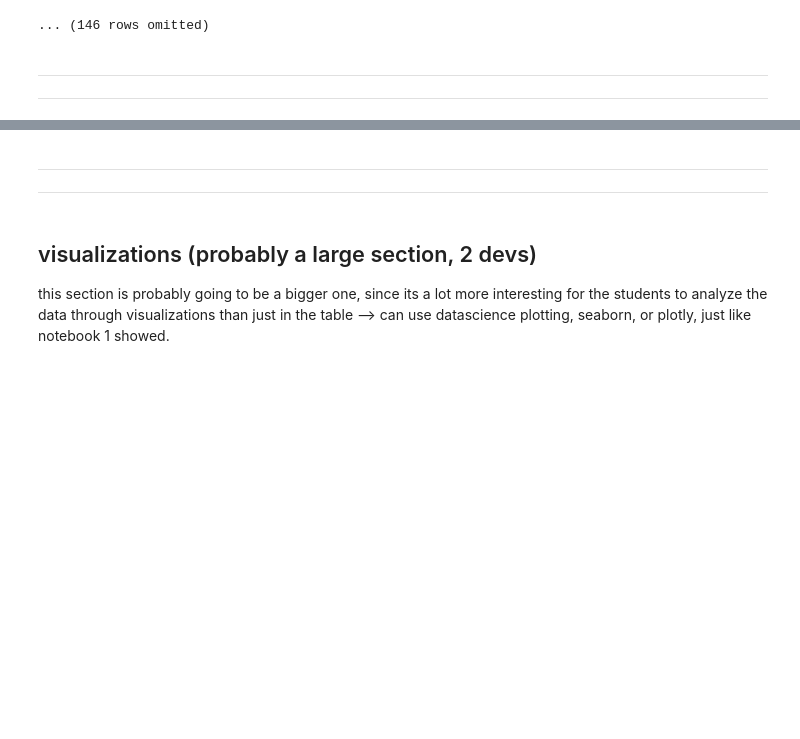
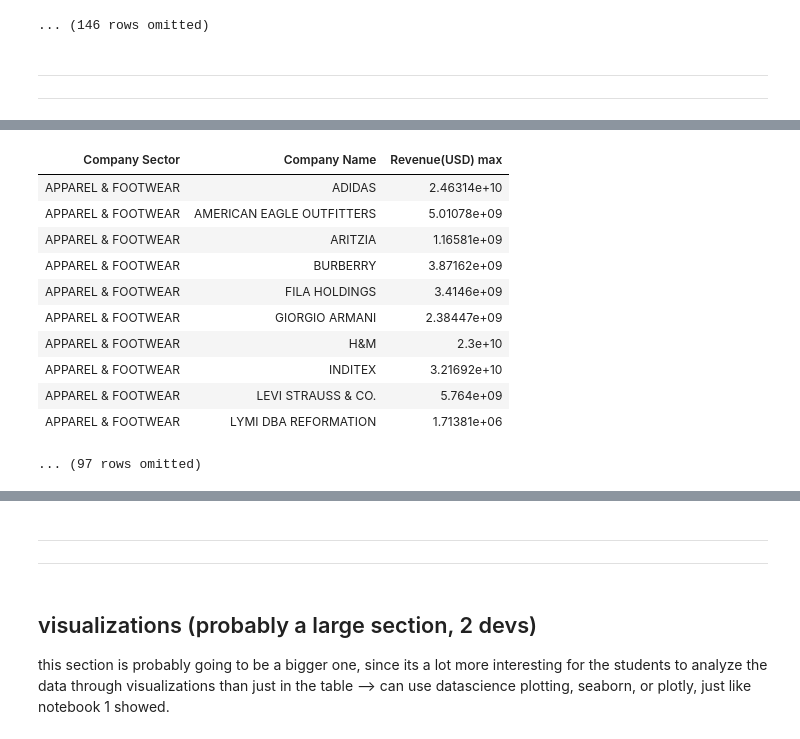
Before and after one commit to ds-modules/ESPM-136, a Jupyter notebook: nb2-eda/nb2-Fiona.ipynb, the cells around one changed output, grey strips where cells are left out. Drawn from its saved outputs; the diff is of its cells as text; code cells hidden in the pictures; blank space fills up the shorter version.

```diff
--- a/nb2-eda/nb2-Fiona.ipynb
+++ b/nb2-eda/nb2-Fiona.ipynb
@@ -177,0 +195,17 @@ note: the END QUESTION tag for the otter pdf generator is in the blank cell righ
+# %%
+#We can also group more than one variables
+emission_g1 = emissions.select('Company Sector', 'Company Name', 'Revenue(USD)')
+emission_g1.group(['Company Sector', 'Company Name'], np.max)
+# %% [output]
+| Company Sector | Company Name | Revenue(USD) max |
+| APPAREL & FOOTWEAR | ADIDAS | 2.46314e+10 |
+| APPAREL & FOOTWEAR | AMERICAN EAGLE OUTFITTERS | 5.01078e+09 |
+| APPAREL & FOOTWEAR | ARITZIA | 1.16581e+09 |
+| APPAREL & FOOTWEAR | BURBERRY | 3.87162e+09 |
+| APPAREL & FOOTWEAR | FILA HOLDINGS | 3.4146e+09 |
+| APPAREL & FOOTWEAR | GIORGIO ARMANI | 2.38447e+09 |
+| APPAREL & FOOTWEAR | H&M | 2.3e+10 |
+| APPAREL & FOOTWEAR | INDITEX | 3.21692e+10 |
+| APPAREL & FOOTWEAR | LEVI STRAUSS & CO. | 5.764e+09 |
+| APPAREL & FOOTWEAR | LYMI DBA REFORMATION | 1.71381e+06 |
+... (97 rows omitted)
```
Also changed, not shown: parts of 35 cells of this notebook.
